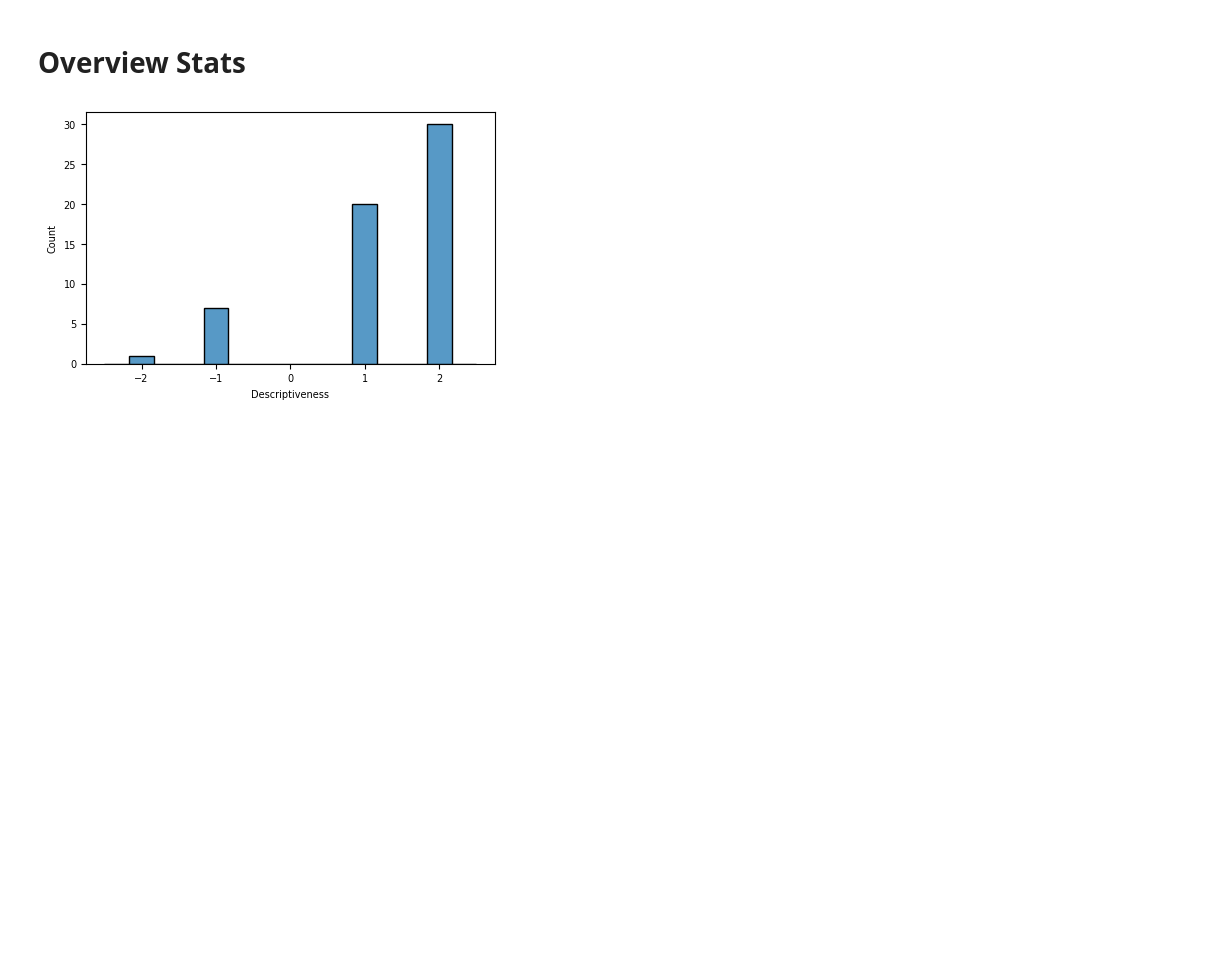
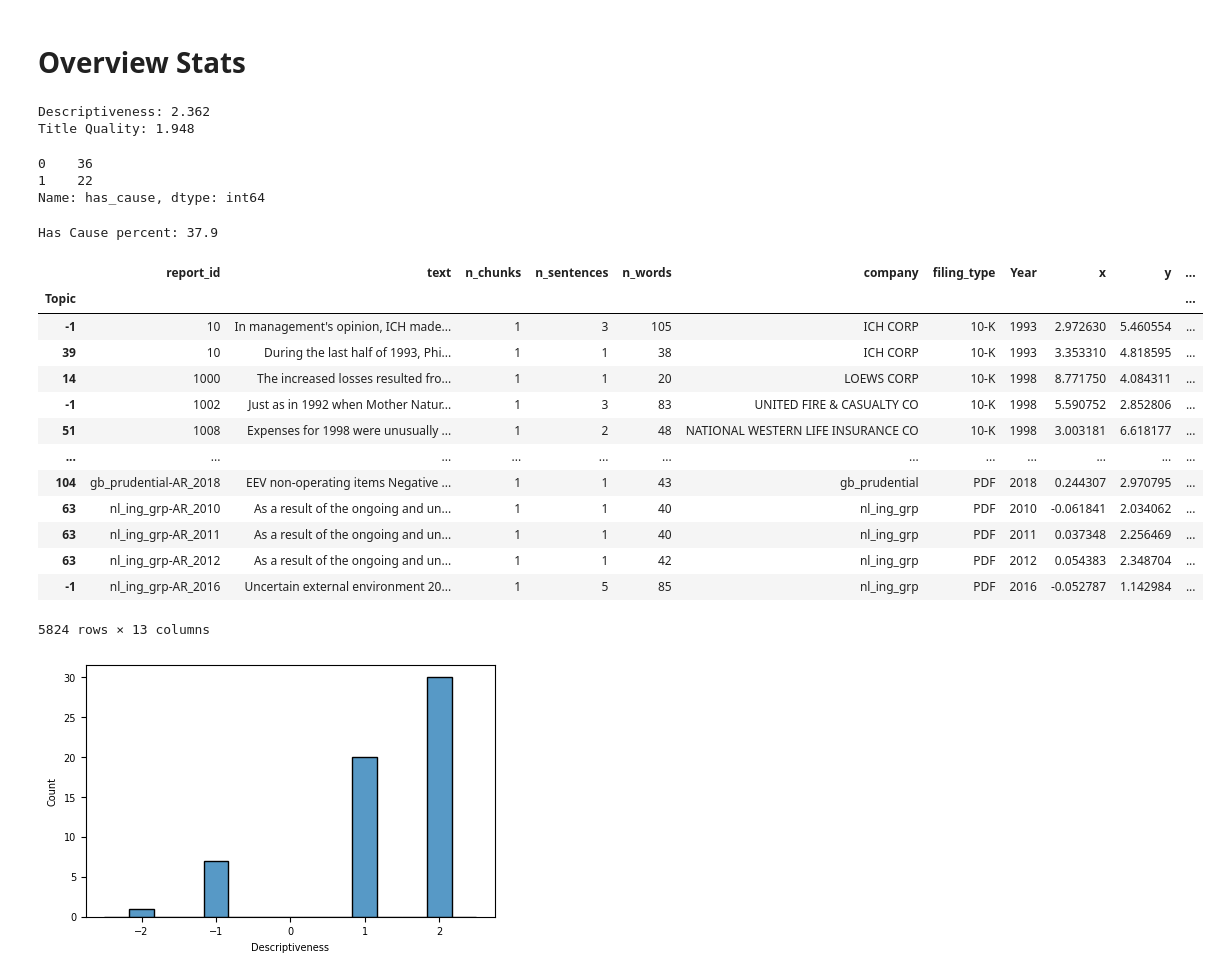
Before and after one commit to felanders/Thesis, a Jupyter notebook: notebooks/Evaluation/Topic-Modeling_eval.ipynb, the cells around one changed output. Cells and saved outputs as stored; diff of their text form; code cells hidden in the pictures; blank space fills up the shorter version.

```diff
--- a/notebooks/Evaluation/Topic-Modeling_eval.ipynb
+++ b/notebooks/Evaluation/Topic-Modeling_eval.ipynb
@@ -129,6 +143,40 @@ df_risks.loc[21].Description
 "Workplace safety in the western world has increased significantly during the last decades. However, new hazards are still developing. Workplace exposure to organic solvents, for instance, has recentl ...
 # %% [markdown]
 # Overview Stats
+# %%
+likert_bianchi_map =  {-2: 0, -1: 1, 1:2, 2:3}
+print("Descriptiveness:", round(df_master.descriptiveness.apply(lambda x: likert_bianchi_map[x]).mean(), 3))
+print("Title Quality:", round(df_master.title_quality.apply(lambda x: likert_bianchi_map[x]).mean(), 3))
+# %% [output]
+Descriptiveness: 2.362
+Title Quality: 1.948
+# %%
+df_master.has_cause.value_counts()
+# %% [output]
+0    36
+1    22
+Name: has_cause, dtype: int64
+# %%
+print("Has Cause percent:", round(df_master.has_cause.mean(), 3) *100)
+# %% [output]
+Has Cause percent: 37.9
+# %%
+df_tm
+# %% [output]
+|  | report_id | text | n_chunks | n_sentences | n_words | company | filing_type | Year | x | y | ... |
+| Topic |  |  |  |  |  |  |  |  |  |  | ... |
+| -1 | 10 | In management's opinion, ICH made... | 1 | 3 | 105 | ICH CORP | 10-K | 1993 | 2.972630 | 5.460554 | ... |
+| 39 | 10 | During the last half of 1993, Phi... | 1 | 1 | 38 | ICH CORP | 10-K | 1993 | 3.353310 | 4.818595 | ... |
+| 14 | 1000 | The increased losses resulted fro... | 1 | 1 | 20 | LOEWS CORP | 10-K | 1998 | 8.771750 | 4.084311 | ... |
+| -1 | 1002 | Just as in 1992 when Mother Natur... | 1 | 3 | 83 | UNITED FIRE & CASUALTY CO | 10-K | 1998 | 5.590752 | 2.852806 | ... |
+| 51 | 1008 | Expenses for 1998 were unusually ... | 1 | 2 | 48 | NATIONAL WESTERN LIFE INSURANCE CO | 10-K | 1998 | 3.003181 | 6.618177 | ... |
+| ... | ... | ... | ... | ... | ... | ... | ... | ... | ... | ... | ... |
+| 104 | gb_prudential-AR_2018 | EEV non-operating items Negative ... | 1 | 1 | 43 | gb_prudential | PDF | 2018 | 0.244307 | 2.970795 | ... |
+| 63 | nl_ing_grp-AR_2010 | As a result of the ongoing and un... | 1 | 1 | 40 | nl_ing_grp | PDF | 2010 | -0.061841 | 2.034062 | ... |
+| 63 | nl_ing_grp-AR_2011 | As a result of the ongoing and un... | 1 | 1 | 40 | nl_ing_grp | PDF | 2011 | 0.037348 | 2.256469 | ... |
+| 63 | nl_ing_grp-AR_2012 | As a result of the ongoing and un... | 1 | 1 | 42 | nl_ing_grp | PDF | 2012 | 0.054383 | 2.348704 | ... |
+| -1 | nl_ing_grp-AR_2016 | Uncertain external environment 20... | 1 | 5 | 85 | nl_ing_grp | PDF | 2016 | -0.052787 | 1.142984 | ... |
+5824 rows × 13 columns
 # %%
 fig, ax = plt.subplots()
 g = sns.histplot(
```
Also changed, not shown: parts of 2 cells of this notebook, 9 other files.
